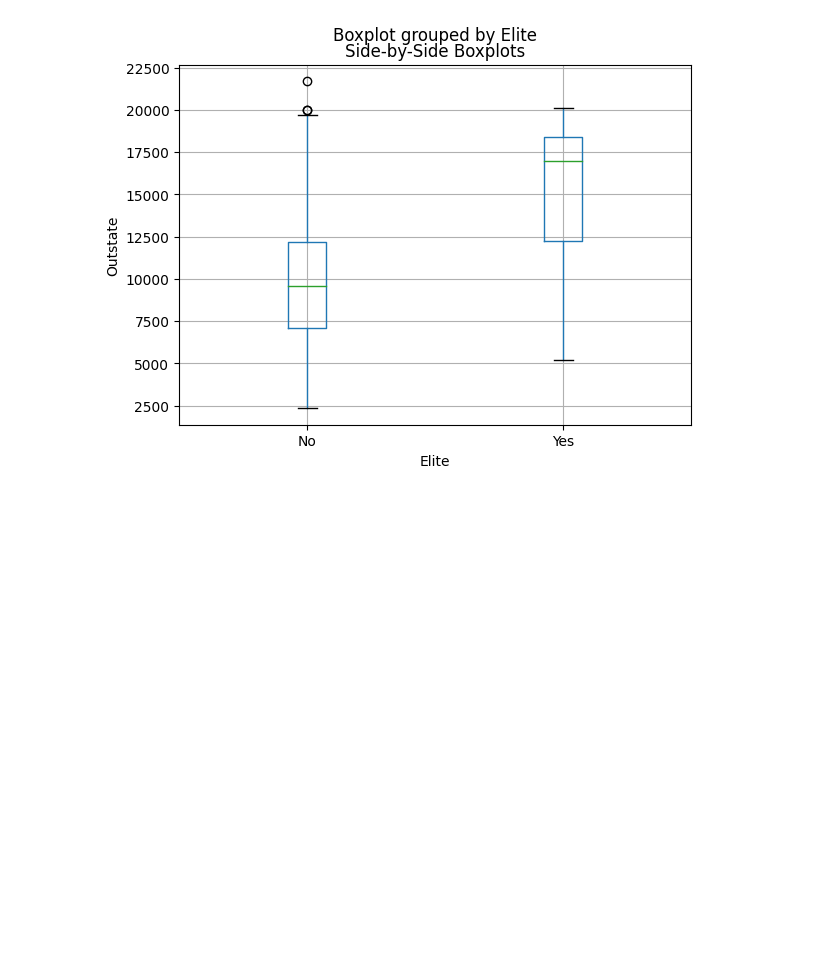
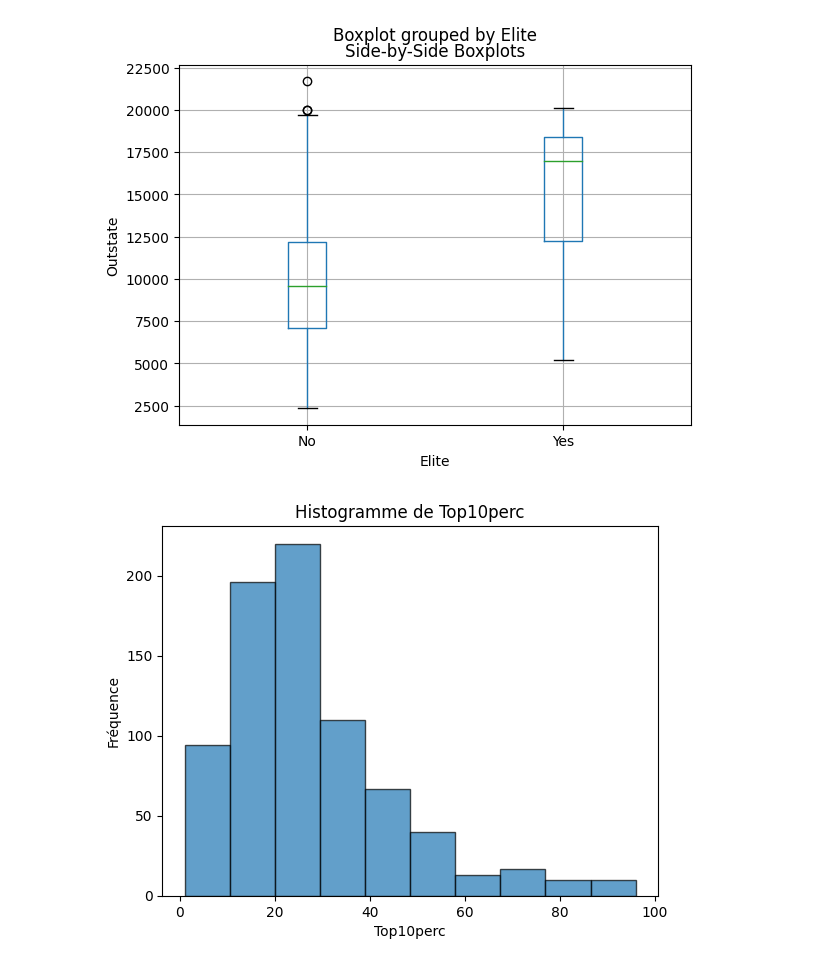
Before and after one commit to KOMBOU12/Mixture-of-algorithms, a Jupyter notebook: Exercise8_chap2.ipynb, the cells around one changed output. Drawn from its saved outputs; the diff is of its cells as text; code cells hidden in the pictures; blank space fills up the shorter version.

```diff
--- a/Exercise8_chap2.ipynb
+++ b/Exercise8_chap2.ipynb
@@ -78,3 +78,18 @@ York College of Pennsylvania      No
 
 [777 rows x 1 columns]
 [figure]
+# %%
+#Réponse à la question 8.g
+# Sélectionnez la colonne que vous souhaitez représenter sous forme d'histogramme
+column_to_plot = 'Top10perc'
+
+# Créez l'histogramme en utilisant Matplotlib
+plt.hist(college[column_to_plot], bins=10, edgecolor='k', alpha=0.7)
+plt.title(f'Histogramme de {column_to_plot}')
+plt.xlabel(column_to_plot)
+plt.ylabel('Fréquence')
+
+# Affichez l'histogramme
+plt.show()
+# %% [output]
+[figure, added]
```
